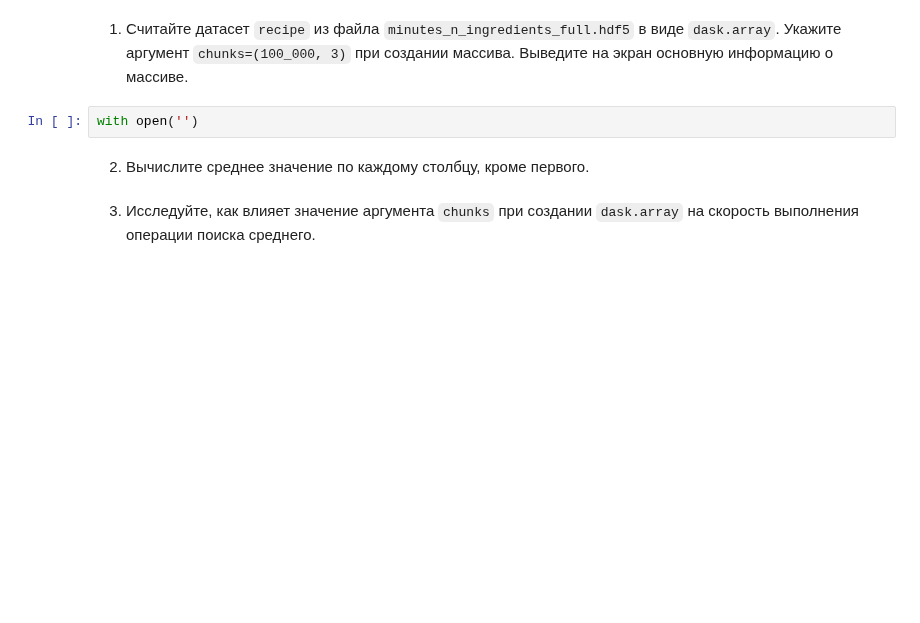
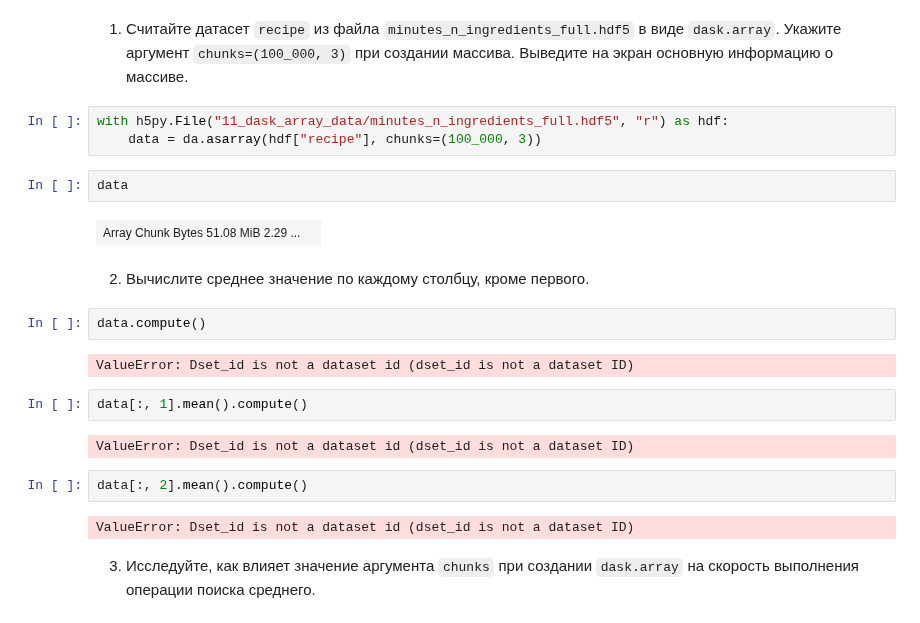
Before and after one commit to Amikuto/BigDataPT-BDPT-, a Jupyter notebook: Lesson11/11_dask_array_Фамилия_Имя_Группа.ipynb, the cells around one changed output. Saved outputs shown, nothing was run; the diff lists cells and outputs as text; blank space fills up the shorter version.

```diff
--- a/Lesson11/11_dask_array_Фамилия_Имя_Группа.ipynb
+++ b/Lesson11/11_dask_array_Фамилия_Имя_Группа.ipynb
@@ -51,10 +51,27 @@ import h5py
 import numpy as np
 # %% [markdown]
 1. Считайте датасет `recipe` из файла `minutes_n_ingredients_full.hdf5` в виде `dask.array`. Укажите аргумент `chunks=(100_000, 3)` при создании массива. Выведите на экран основную информацию о массиве.
-# %%
-with open('')
+# %%
+with h5py.File("11_dask_array_data/minutes_n_ingredients_full.hdf5", "r") as hdf:
+	data = da.asarray(hdf["recipe"], chunks=(100_000, 3))
+# %%
+data
+# %% [output]
+| Array Chunk Bytes 51.08 MiB 2.29 ... |  |
 # %% [markdown]
 2. Вычислите среднее значение по каждому столбцу, кроме первого.
+# %%
+data.compute()
+# %% [output]
+ValueError: Dset_id is not a dataset id (dset_id is not a dataset ID)
+# %%
+data[:, 1].mean().compute()
+# %% [output]
+ValueError: Dset_id is not a dataset id (dset_id is not a dataset ID)
+# %%
+data[:, 2].mean().compute()
+# %% [output]
+ValueError: Dset_id is not a dataset id (dset_id is not a dataset ID)
 # %% [markdown]
 3. Исследуйте, как влияет значение аргумента `chunks` при создании `dask.array` на скорость выполнения операции поиска среднего.
 # %% [markdown]
```
Also changed, not shown: parts of 2 cells of this notebook.
